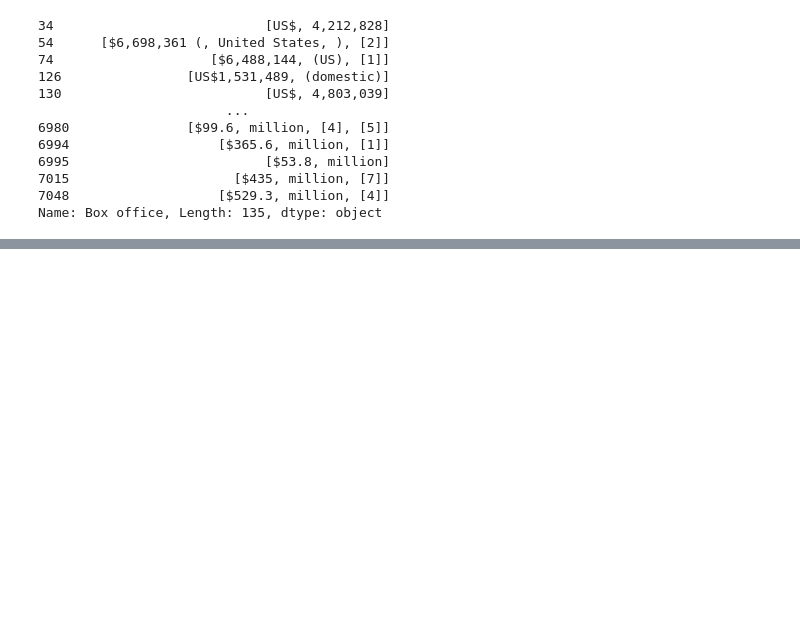
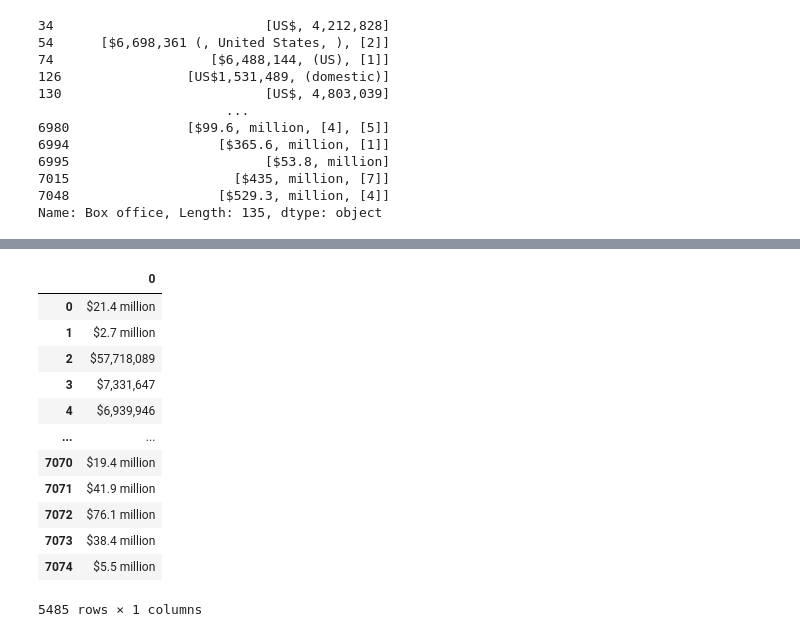
Before and after one commit to curtissmith291/Movies-ETL, a Jupyter notebook: wikipedia_data.ipynb, the cells around one changed output, grey strips where cells are left out. Cells and saved outputs as stored; diff of their text form; code cells hidden in the pictures; blank space fills up the shorter version.

Commit message:
saving module progress; cleaned Wikipedia movie data

```diff
--- a/wikipedia_data.ipynb
+++ b/wikipedia_data.ipynb
@@ -361,0 +403,3 @@ box_office = box_office.apply(lambda x: ' '.join(x) if type(x) == list else x)
+# %%
+box_office = box_office.str.replace(r'\$.*[-—–](?![a-z])', '$', regex=True)
+box_office[~matches_form_one & ~matches_form_two]
@@ -361,0 +427,20 @@ box_office = box_office.apply(lambda x: ' '.join(x) if type(x) == list else x)
+# %%
+# Extract only the parts of the strings that match
+# Returns a DataFrame where every column is the data that matches a capture group
+# f'({form_one}|{form_two})' creates a regular expression taht matches either form one or form two
+# In parantheses to create a capture group
+box_office.str.extract(f'({form_one}|{form_two})')
+# %% [output]
+|  | 0 |
+| 0 | $21.4 million |
+| 1 | $2.7 million |
+| 2 | $57,718,089 |
+| 3 | $7,331,647 |
+| 4 | $6,939,946 |
+| ... | ... |
+| 7070 | $19.4 million |
+| 7071 | $41.9 million |
+| 7072 | $76.1 million |
+| 7073 | $38.4 million |
+| 7074 | $5.5 million |
+5485 rows × 1 columns
```
Also changed, not shown: parts of 32 cells of this notebook.
